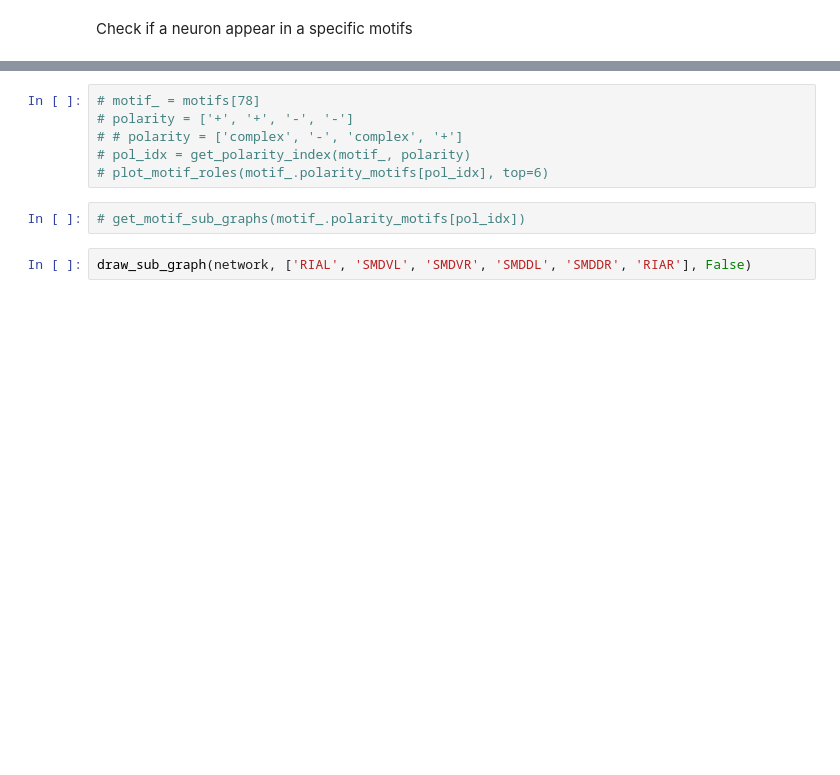
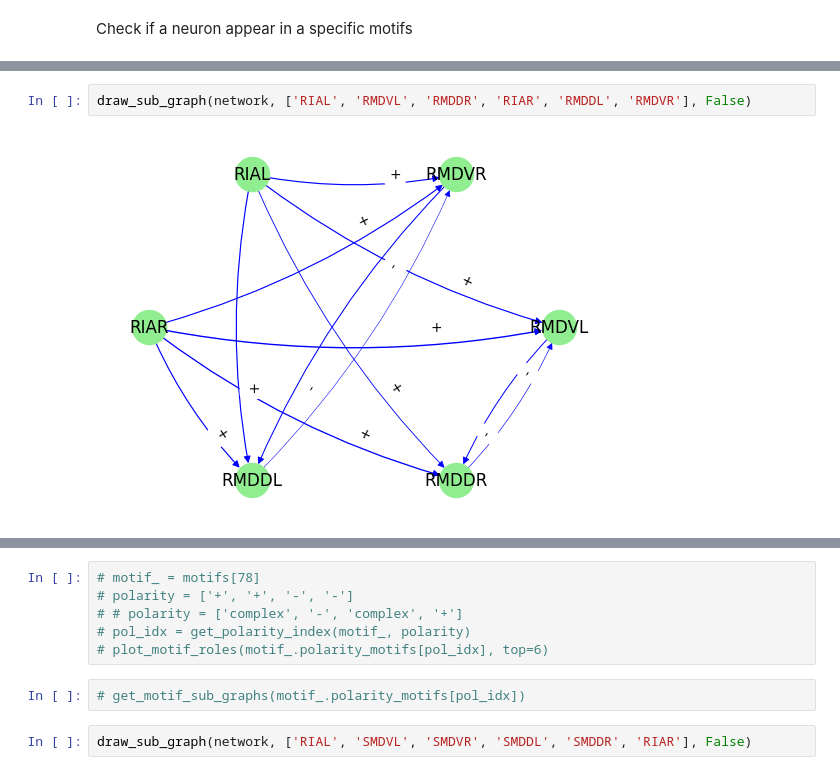
Before and after one commit to deangeckt/network_motifs, a Jupyter notebook: post_motif_analysis/motif_analysis.ipynb, the cells around one changed output, grey strips where cells are left out. Cells and saved outputs as stored; diff of their text form; blank space fills up the shorter version.

```diff
--- a/post_motif_analysis/motif_analysis.ipynb
+++ b/post_motif_analysis/motif_analysis.ipynb
@@ -535,3 +587,7 @@ get_motif_sub_graphs(m)
+# %%
+draw_sub_graph(network, ['RIAL', 'RMDVL', 'RMDDR', 'RIAR', 'RMDDL', 'RMDVR'], False)
+# %% [output]
+[figure, added]
 # %%
 neighbors = get_node_neighbors_in_motif('PVCR', m, role='c')
 neighbors.append('PVCR')
```
Also changed, not shown: parts of 21 cells of this notebook, 4 other files.
